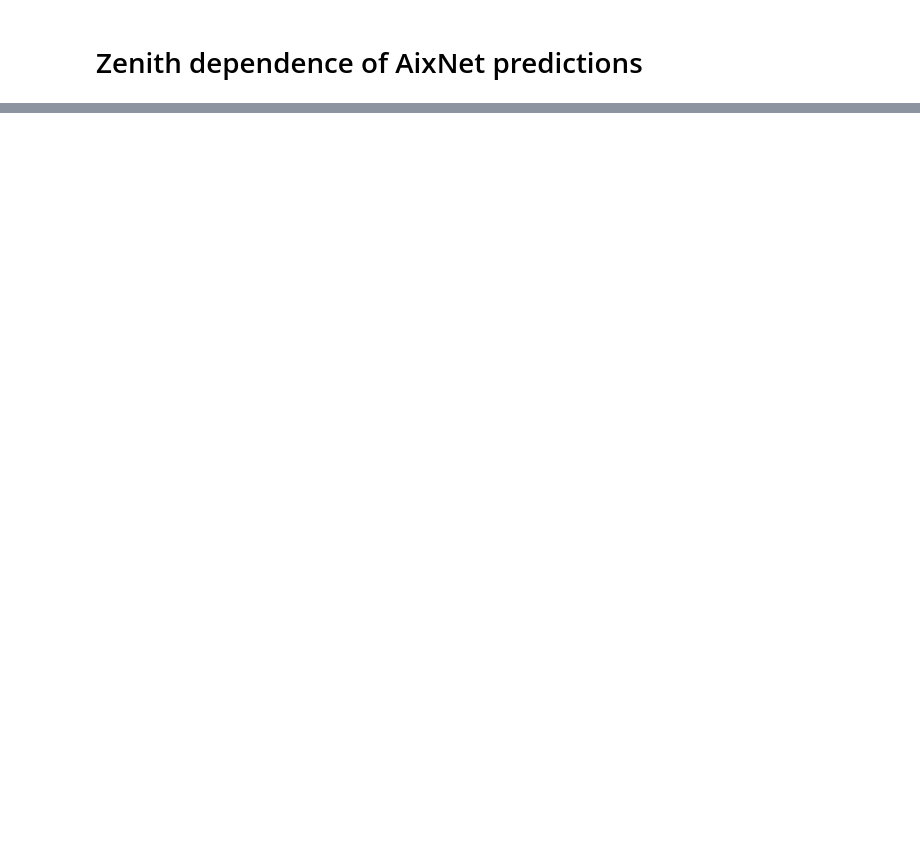
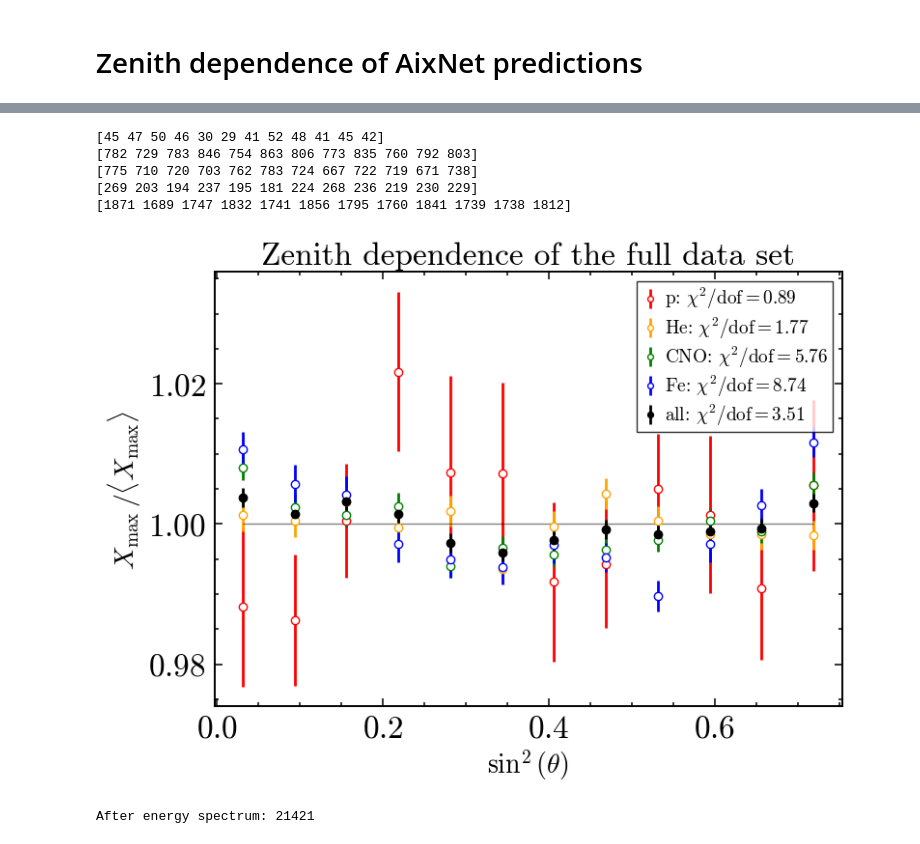
Before and after one commit to paolo-magnani/aixnet_simulations, a Jupyter notebook: zenith_tests.ipynb, the cells around one changed output, grey strips where cells are left out. Drawn from its saved outputs; the diff is of its cells as text; code cells hidden in the pictures; blank space fills up the shorter version.

```diff
--- a/zenith_tests.ipynb
+++ b/zenith_tests.ipynb
@@ -42,0 +80,61 @@ dict_keys(['dnn_xmax', 'zenith', 'energy', 'primary', 'mass'])
+# %%
+energies = np.array([8e18, 16e18, 32e18, 200e18])
+
+mf = mass_fractions()
+es = energy_spectrum()
+smd = SMD_method()
+mf.seed = 11
+es.seed = 200
+
+mass_mask = mf.extract_all_fractions(np.log10(dd['energy'])+18, dd['mass'])
+dd = dict_cutter(dd, mass_mask)
+
+temp_dict = [{} for i in range(3)]
+for i in range(len(energies[:-1])):
+    enne = energies[i]/1e18
+    enneplus = energies[i+1]/1e18
+    energy_mask = (dd['energy']>=enne)&(dd['energy']<enneplus)
+    temp_dict[i] = dict_cutter(dd, energy_mask)
+    spectrum_mask = es.spectrum_fraction(temp_dict[i]['energy'])
+    temp_dict[i] = dict_cutter(temp_dict[i], spectrum_mask)
+
+dd = dict_paster(temp_dict)
+
+dd['charge'] = np.empty_like(dd['mass'])
+for mass in names:
+    dd['charge'][np.where(dd['mass']==names[mass])]=charges[mass]
+
+
+val_mass = {}
+chisq_mass = {}
+
+plt.figure(figsize=(10, 6))
+plt.title('Zenith dependence of the full data set')
+
+for name in names:
+    mass = names[name]
+    mass_mask = (dd['mass']==mass)
+    dd_temp = dict_cutter(dd, mass_mask)
+    val, null_chisq = zenith_dep(dd_temp)
+    plt.errorbar(val['x'], val['y'], yerr=(val['std_y']/np.sqrt(val['n'])), linestyle='', marker='o', markersize=6, color='w', markeredgecolor=colors[name], ecolor=colors[name], lw=2, label=rf'{name}: $\chi^2 /\mathrm{{dof}} = {null_chisq:.2f}$')
+
+
+
+val, null_chisq = zenith_dep(dd)
+y_mean = np.nanmean(val['y'])
+plt.errorbar(val['x'], val['y'], yerr=(val['std_y']/np.sqrt(val['n'])), linestyle='', marker='o', markersize=6, color='k', ecolor='k', lw=2, label=rf'all: $\chi^2 /\mathrm{{dof}} = {null_chisq:.2f}$')
+plt.hlines(y_mean, np.min(val['x']), np.max(val['x']), color="k", linewidth=1, alpha=0.5)
+plt.legend(fontsize='x-small')
+plt.xlabel(r'$\sin^2(\theta)$')
+plt.ylabel(r'$X_\mathrm{max}  \, / \langle X_\mathrm{max}\rangle$')
+plt.show()
+
+print('After energy spectrum:', len(dd['energy']))
+# %% [output]
+[45 47 50 46 30 29 41 52 48 41 45 42]
+[782 729 783 846 754 863 806 773 835 760 792 803]
+[775 710 720 703 762 783 724 667 722 719 671 738]
+[269 203 194 237 195 181 224 268 236 219 230 229]
+[1871 1689 1747 1832 1741 1856 1795 1760 1841 1739 1738 1812]
+[figure, added]
+After energy spectrum: 21421
```
Also changed, not shown: parts of 2 cells of this notebook, 5 other files.
